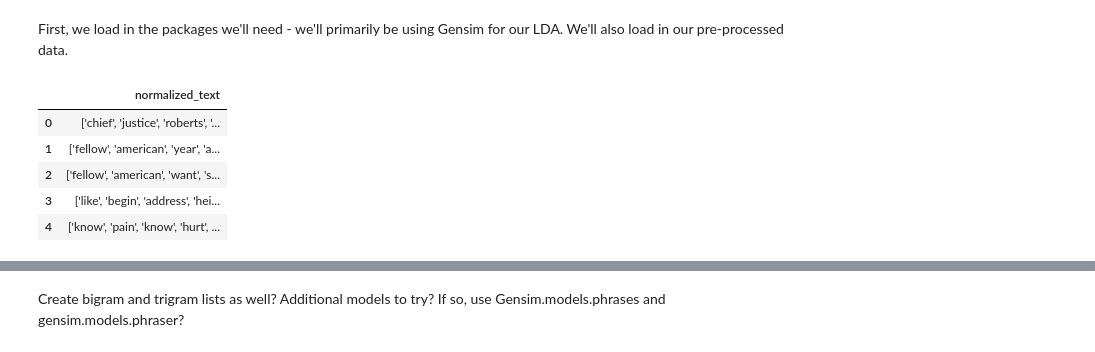
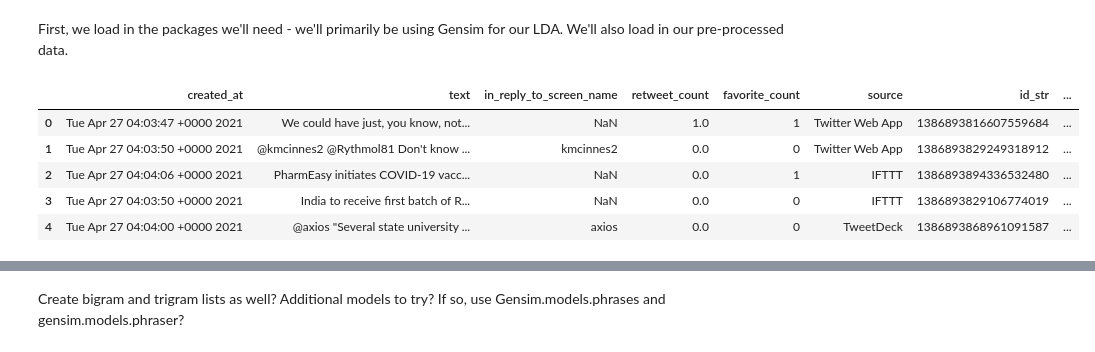
Before and after one commit to natalie-ayers/Classification-of-Twitter-Vaccine-Hesitancy, a Jupyter notebook: lda_topics.ipynb, the cells around one changed output, grey strips where cells are left out. Cells and saved outputs as stored; diff of their text form; code cells hidden in the pictures.

Commit message:
adding pre-processed tweets to lda_topics.ipynb

```diff
--- a/lda_topics.ipynb
+++ b/lda_topics.ipynb
@@ -16,13 +16,13 @@ import pyLDAvis
 import pyLDAvis.gensim_models
 import matplotlib.pyplot as plt
 # %%
-tweets_clean = pd.read_csv('speeches_demo.csv')
-tweets_clean.drop('Unnamed: 0', axis=1, inplace=True)
+tweets_clean = pd.read_csv('data/pre-processed/2021-04-27_cln.csv')
+#tweets_clean.drop('Unnamed: 0', axis=1, inplace=True)
 tweets_clean.head()
 # %% [output]
-|  | normalized_text |
-| 0 | ['chief', 'justice', 'roberts', '... |
-| 1 | ['fellow', 'american', 'year', 'a... |
-| 2 | ['fellow', 'american', 'want', 's... |
-| 3 | ['like', 'begin', 'address', 'hei... |
-| 4 | ['know', 'pain', 'know', 'hurt', ... |
+|  | created_at | text | in_reply_to_screen_name | retweet_count | favorite_count | source | id_str | ... |
+| 0 | Tue Apr 27 04:03:47 +0000 2021 | We could have just, you know, not... | NaN | 1.0 | 1 | Twitter Web App | 1386893816607559684 | ... |
+| 1 | Tue Apr 27 04:03:50 +0000 2021 | @kmcinnes2 @Rythmol81 Don't know ... | kmcinnes2 | 0.0 | 0 | Twitter Web App | 1386893829249318912 | ... |
+| 2 | Tue Apr 27 04:04:06 +0000 2021 | PharmEasy initiates COVID-19 vacc... | NaN | 0.0 | 1 | IFTTT | 1386893894336532480 | ... |
+| 3 | Tue Apr 27 04:03:50 +0000 2021 | India to receive first batch of R... | NaN | 0.0 | 0 | IFTTT | 1386893829106774019 | ... |
+| 4 | Tue Apr 27 04:04:00 +0000 2021 | @axios "Several state university ... | axios | 0.0 | 0 | TweetDeck | 1386893868961091587 | ... |
```
Also changed, not shown: parts of 11 cells of this notebook.
